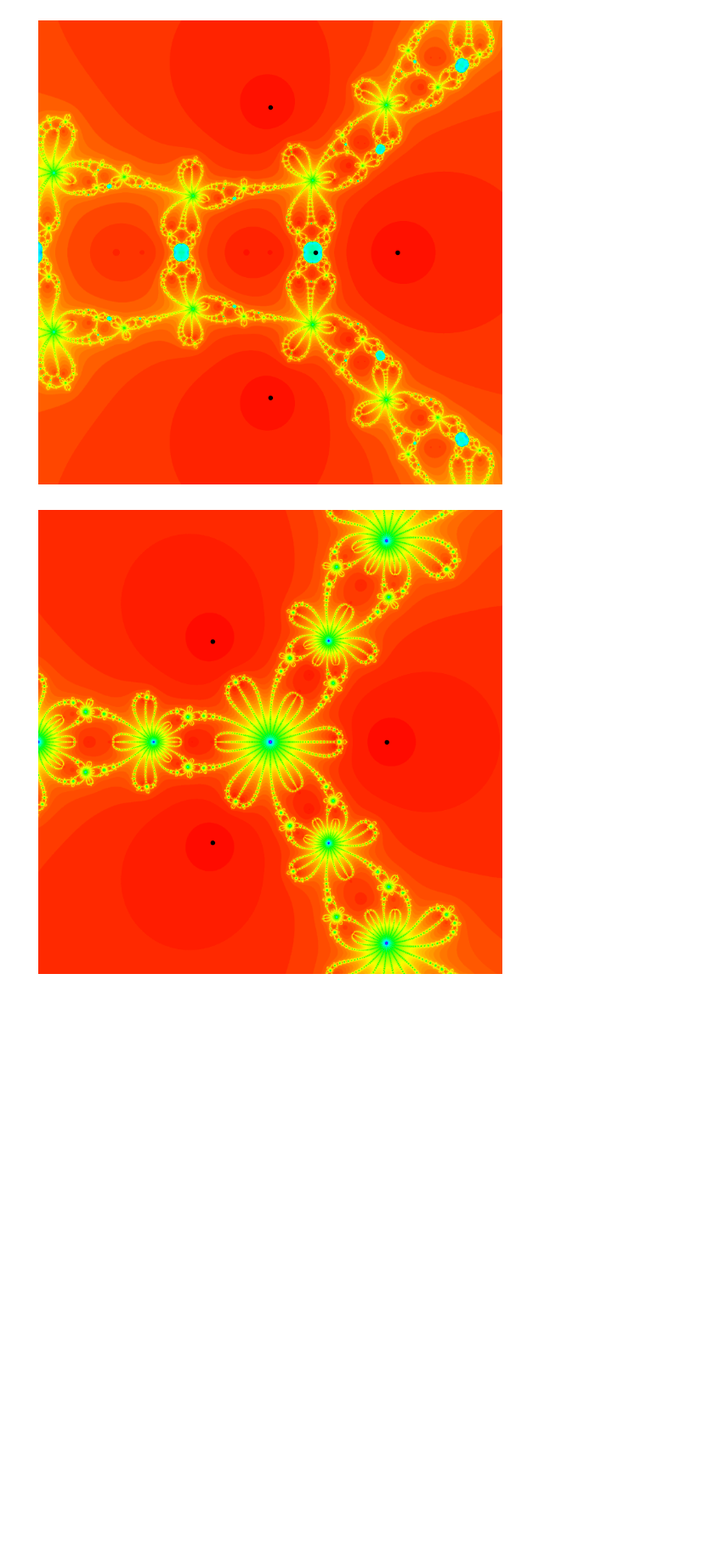
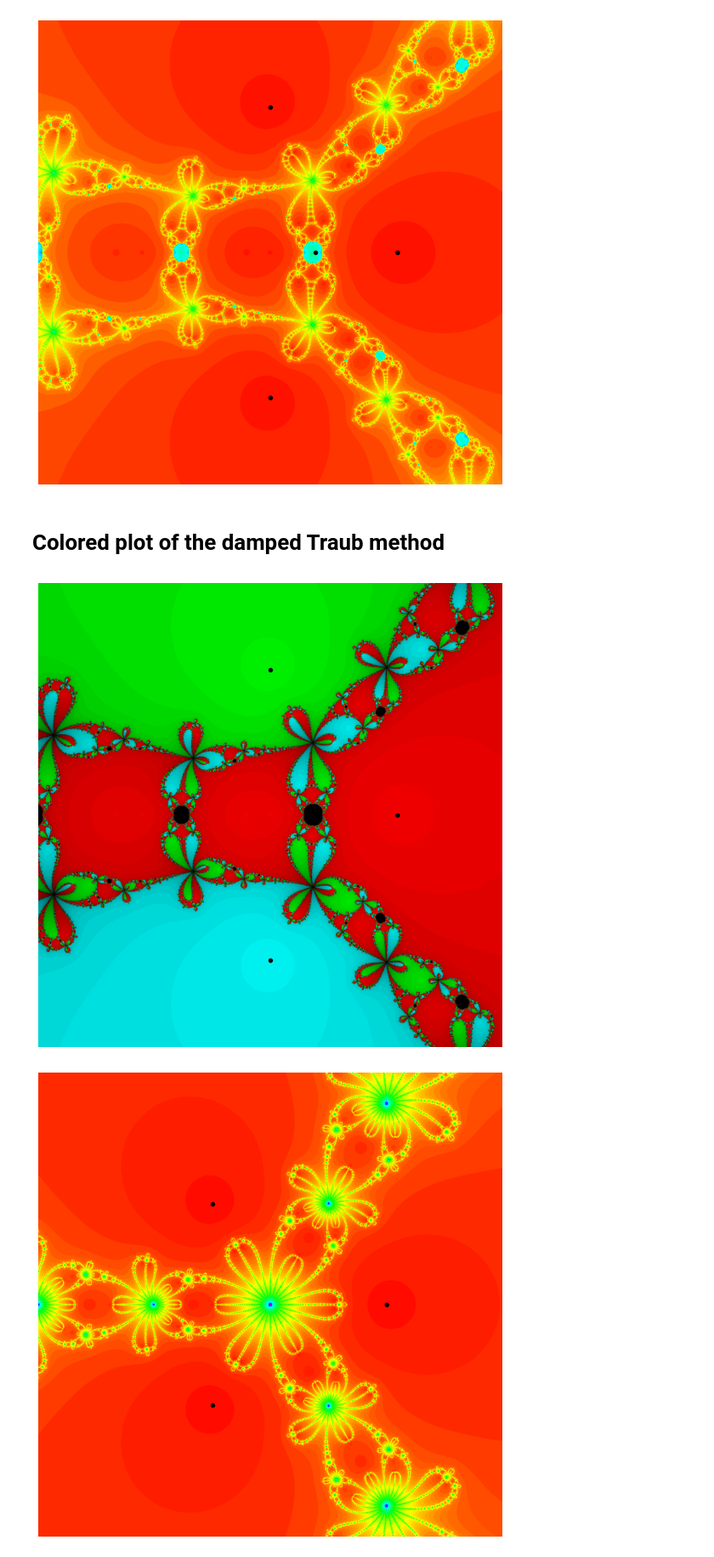
Before and after one commit to davidrosado4/damped-Traub-method, a Jupyter notebook: damped-traub.ipynb, the cells around one changed output. Shown at 85% size. Cells and saved outputs as stored; diff of their text form; code cells hidden in the pictures; blank space fills up the shorter version.

Commit message:
adding colored plot

```diff
--- a/damped-traub.ipynb
+++ b/damped-traub.ipynb
@@ -9,6 +9,25 @@ def der_f(z):
 plot_damped_traub(f, der_f, xmin=-0.8,xmax=0.8, ymin=-0.8, ymax=0.8, delta = 1)
 # %% [output]
 [figure]
+# %% [markdown]
+# Colored plot of the damped Traub method
+# %%
+def f(z):
+    return (z**2 + 0.25)*(z-0.439)
+
+def der_f(z):
+    return 2*z*(z-0.439) + (z**2 + 0.25)
+
+roots = [0.439, (-0.25)**(1/2), -(-0.25)**(1/2)]
+colors = [
+    [255, 0, 0],  # Red
+    [0, 255, 0],  # Green
+    [0, 255, 255],  # Blue
+]
+
+plot_colored_damped_traub(f, der_f, (-0.8,0.8), (-0.8,0.8), 1024,1024,roots, colors, delta = 1)
+# %% [output]
+[figure, added]
 # %%
 def f(z):
     return z**3 -1
```
Also changed, not shown: 1 other file.
